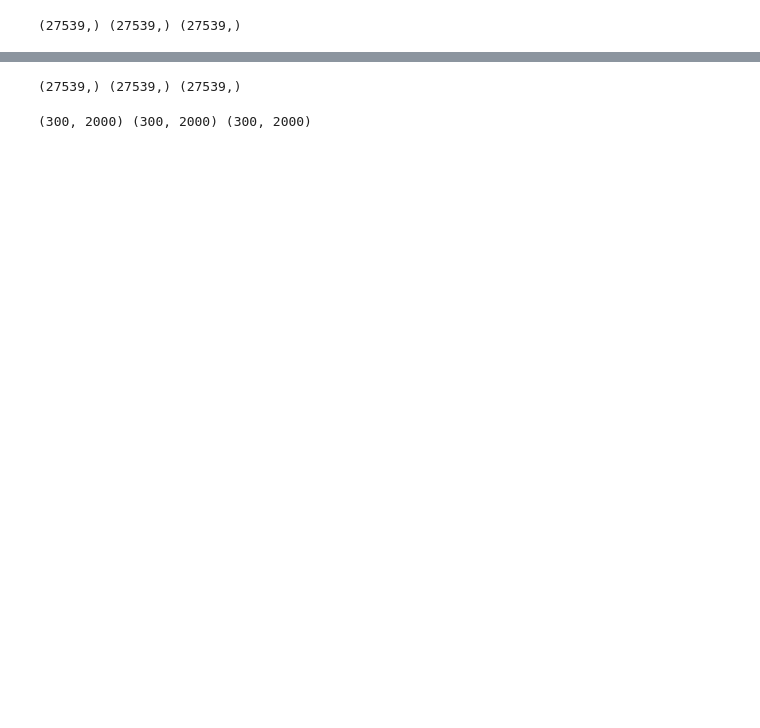
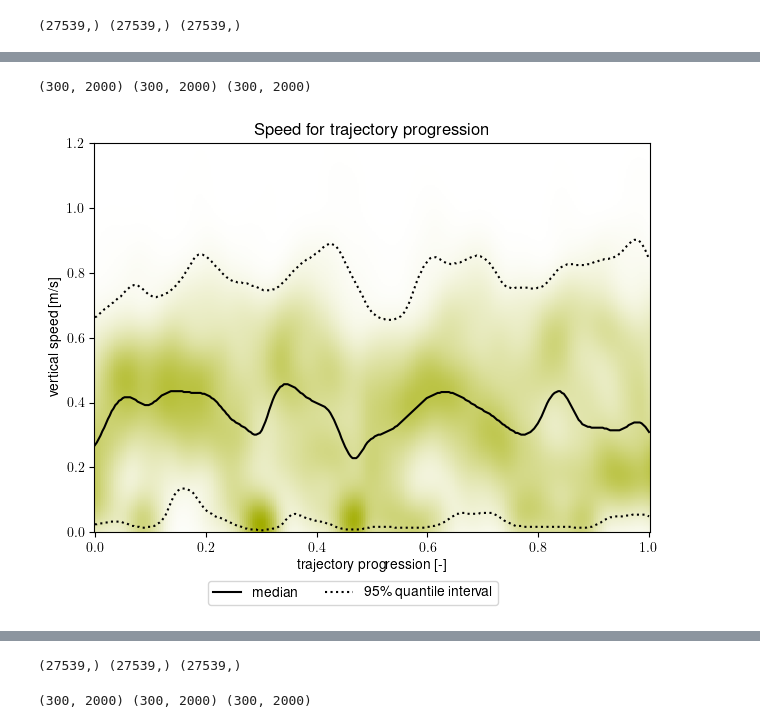
Before and after one commit to svrc-jan/master-thesis, a Jupyter notebook: tools/plot_match.ipynb, the cells around one changed output, grey strips where cells are left out. Saved outputs shown, nothing was run; the diff lists cells and outputs as text; code cells hidden in the pictures; blank space fills up the shorter version.

```diff
--- a/tools/plot_match.ipynb
+++ b/tools/plot_match.ipynb
@@ -86,0 +87,6 @@ plt.show()
+# %%
+d, u, sp, i = np.loadtxt('../data/match_traj_straight.csv', delimiter=',')
+i = i/np.max(i)
+
+i = i[~np.isnan(sp)]
+sp = sp[~np.isnan(sp)]/0.02
@@ -86,0 +116,50 @@ plt.show()
+# %%
+fig, ax = plt.subplots()
+
+v_mesh, t_mesh = np.meshgrid(v, t)
+
+print(v_mesh.shape, t_mesh.shape, p.shape)
+
+cvut_blue = (0/255, 101/255, 189/255)
+cvut_orange = (224/255, 82/255, 6/255)
+cvut_green = (162/255, 173/255, 0/255)
+
+cmap_N = 256
+cmap_vals = np.ones((cmap_N, 4))
+cmap_vals[:, 0] = np.linspace(1, cvut_green[0], cmap_N)
+cmap_vals[:, 1] = np.linspace(1, cvut_green[1], cmap_N)
+cmap_vals[:, 2] = np.linspace(1, cvut_green[2], cmap_N)
+cmap = ListedColormap(cmap_vals)
+
+ax.pcolormesh(t_mesh, v_mesh, p, cmap=cmap, rasterized=True)
+
+
+p_mode = v[np.argmax(p, axis=1)]
+
+cdf = np.cumsum(p, axis=1)
+p_ci_l = v[np.argmax(cdf > 0.025, axis=1)]
+p_ci_h = v[np.argmax(cdf > 0.975, axis=1)]
+
+p_med= v[np.argmax(cdf > 0.5, axis=1)]
+
+ax.set_ylim(0, 1.2)
+
+ln1, = plt.plot(t, p_med, 'k')
+ln2, =plt.plot(t, p_ci_l, 'k:')
+plt.plot(t, p_ci_h, 'k:')
+
+plt.xlabel('trajectory progression [-]')
+plt.ylabel('vertical speed [m/s]')
+plt.title('Speed for trajectory progression')
+
+lines = (ln1, ln2)
+labels = ('median', '95\% quantile interval')
+fig.legend(lines, labels, loc='lower center', ncol=3, fancybox=True, bbox_to_anchor=(0.5, -0.05))
+fig.tight_layout()
+
+plt.savefig('../plots/speed_prog.pdf', bbox_inches="tight")
+
+plt.show()
+# %% [output]
+(300, 2000) (300, 2000) (300, 2000)
+[figure, added]
```
Also changed, not shown: parts of 6 cells of this notebook, 8 other files.
